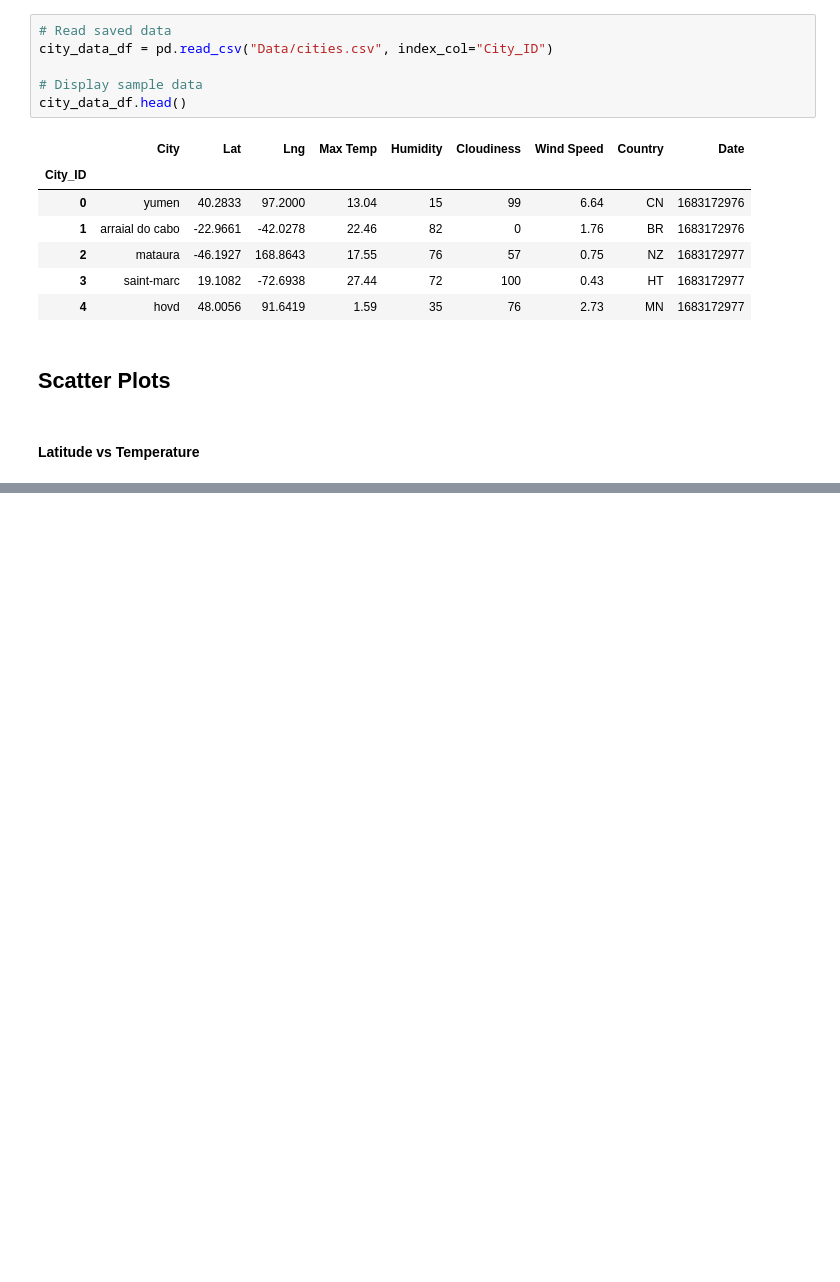
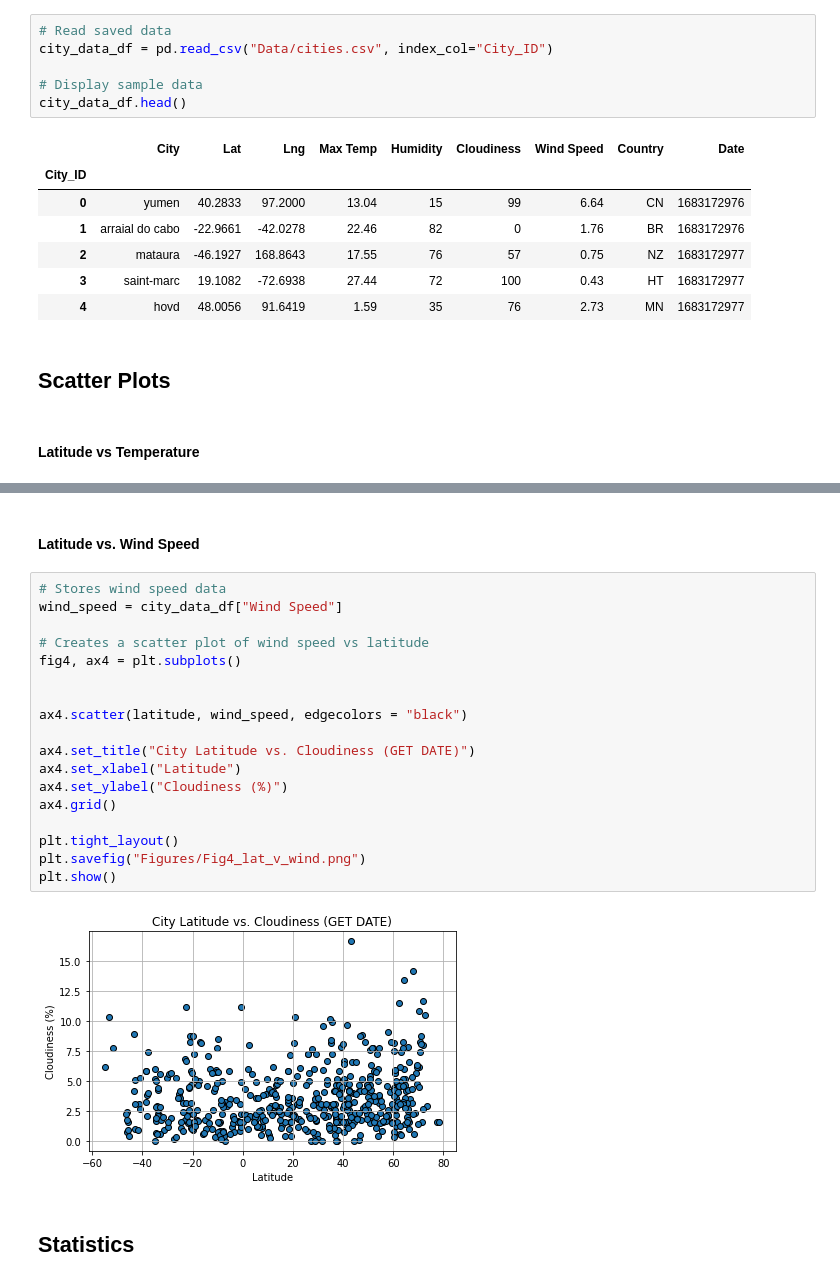
Before and after one commit to Wheezyotter/python-api-challenge, a Jupyter notebook: WeatherPy/WeatherPy.ipynb, the cells around one changed output, grey strips where cells are left out. Saved outputs shown, nothing was run; the diff lists cells and outputs as text; blank space fills up the shorter version.

```diff
--- a/WeatherPy/WeatherPy.ipynb
+++ b/WeatherPy/WeatherPy.ipynb
@@ -194,0 +243,24 @@ plt.show()
+# %% [markdown]
+#### Latitude vs. Wind Speed
+# %%
+# Stores wind speed data
+wind_speed = city_data_df["Wind Speed"]
+
+# Creates a scatter plot of wind speed vs latitude
+fig4, ax4 = plt.subplots()
+
+
+ax4.scatter(latitude, wind_speed, edgecolors = "black")
+
+ax4.set_title("City Latitude vs. Cloudiness (GET DATE)")
+ax4.set_xlabel("Latitude")
+ax4.set_ylabel("Cloudiness (%)")
+ax4.grid()
+
+plt.tight_layout()
+plt.savefig("Figures/Fig4_lat_v_wind.png")
+plt.show()
+# %% [output]
+[figure, added]
+# %% [markdown]
+## Statistics
```
Also changed, not shown: parts of 5 cells of this notebook, 4 other files.
